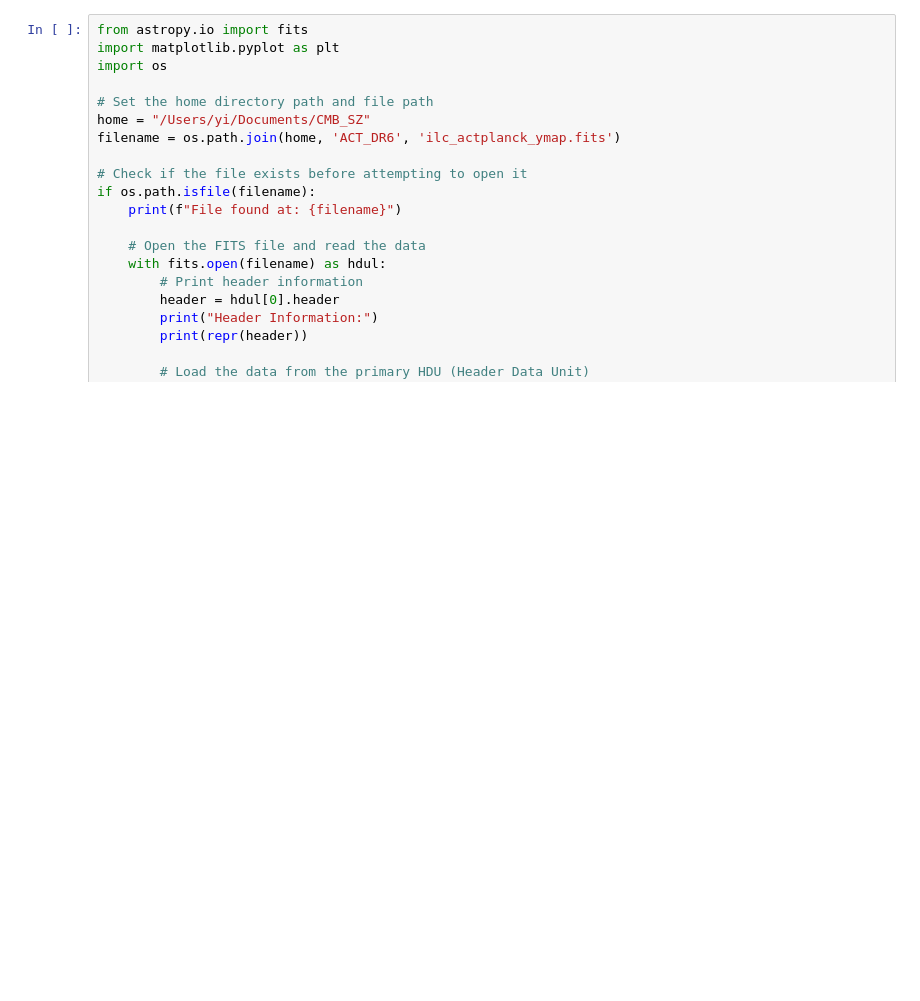
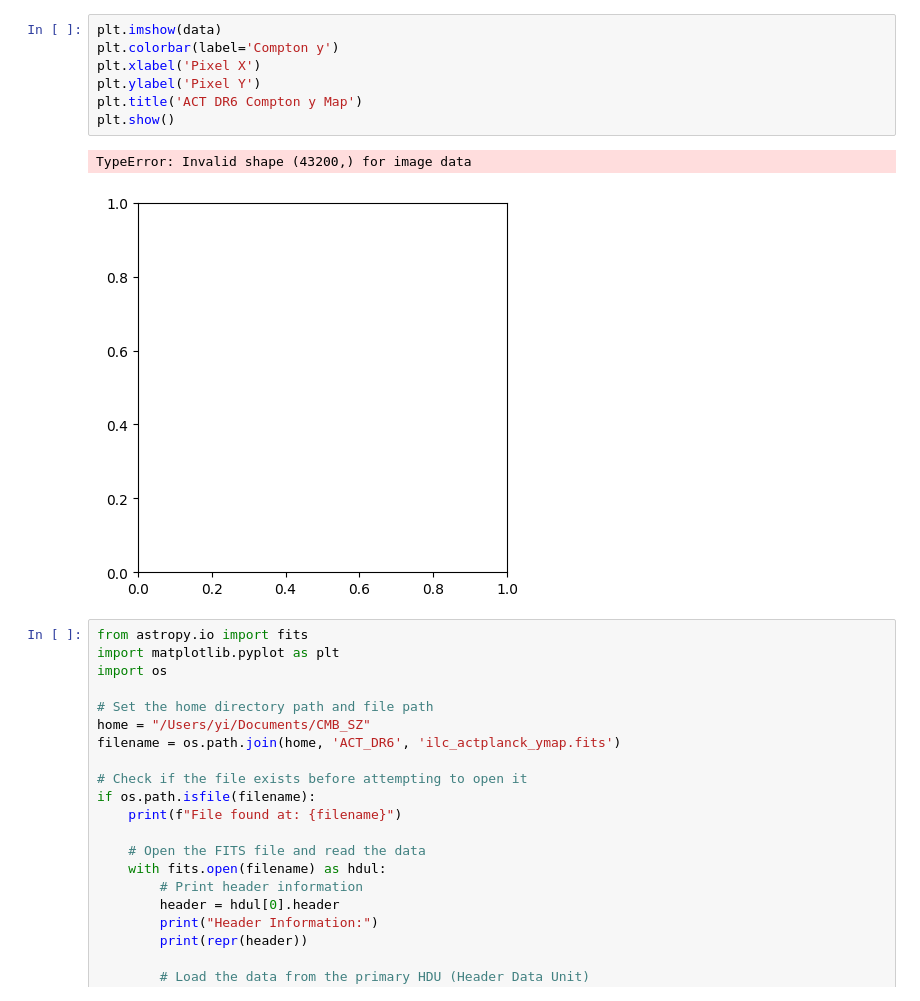
Before and after one commit to EntropYii/ACTxDESI, a Jupyter notebook: ACT_DR6_comptonY.ipynb, the cells around one changed output. Saved outputs shown, nothing was run; the diff lists cells and outputs as text; blank space fills up the shorter version.

```diff
--- a/ACT_DR6_comptonY.ipynb
+++ b/ACT_DR6_comptonY.ipynb
@@ -26,3 +43,13 @@ FileNotFoundError: [Errno 2] No such file or directory: '/Users/yi/Documents/CMB
+# %%
+plt.imshow(data)
+plt.colorbar(label='Compton y')
+plt.xlabel('Pixel X')
+plt.ylabel('Pixel Y')
+plt.title('ACT DR6 Compton y Map')
+plt.show()
+# %% [output]
+TypeError: Invalid shape (43200,) for image data
+[figure, added]
 # %%
 from astropy.io import fits
 import matplotlib.pyplot as plt
```
Also changed, not shown: parts of 1 cell of this notebook.
